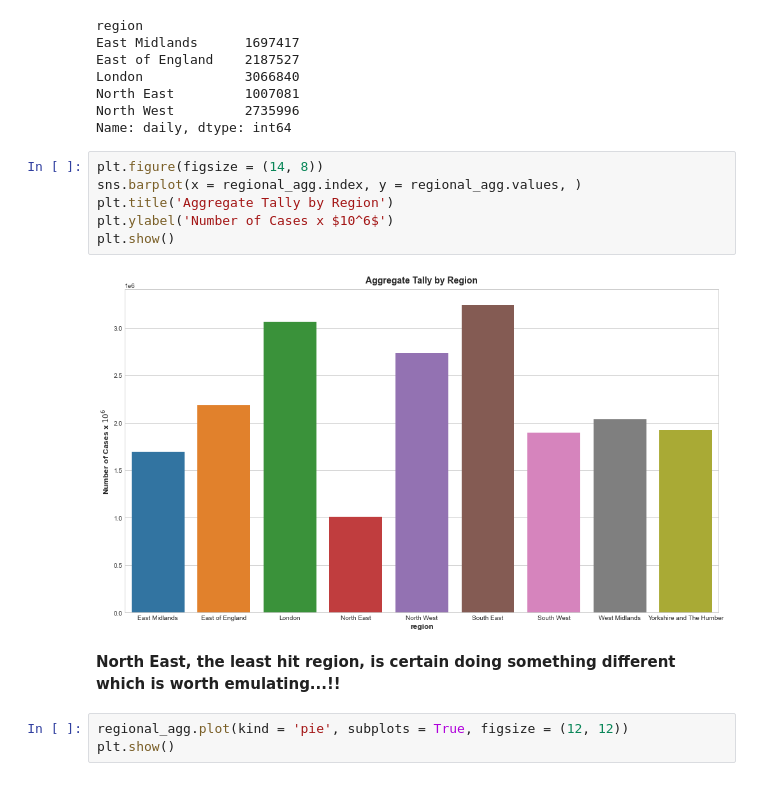
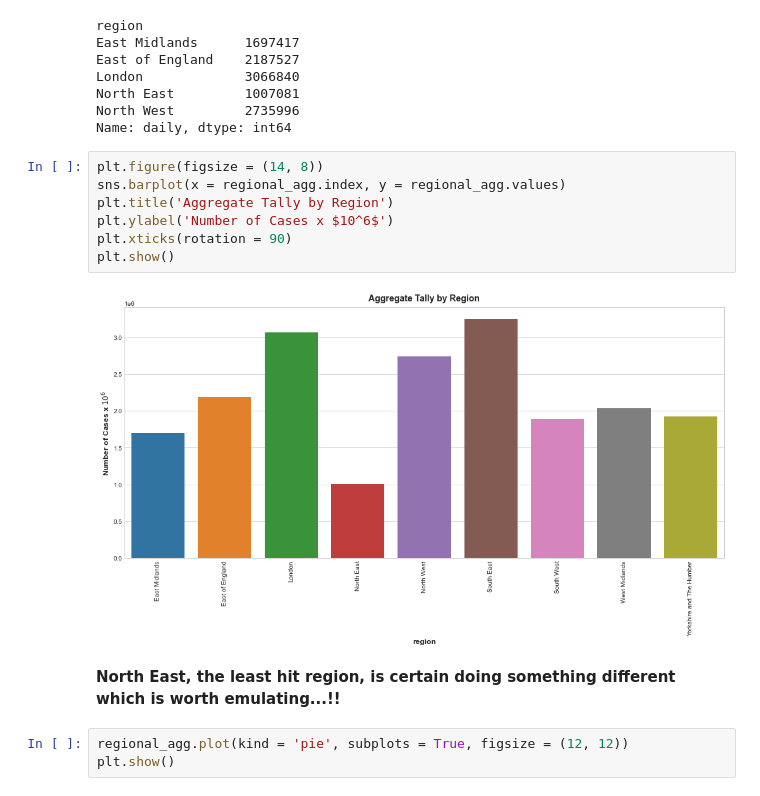
Before and after one commit to CyprianFusi/UK-Covid-19-Data-via-OpenData-API, a Jupyter notebook: uk_covid_dataset_over_api.ipynb, the cells around one changed output. Cells and saved outputs as stored; diff of their text form.

```diff
--- a/uk_covid_dataset_over_api.ipynb
+++ b/uk_covid_dataset_over_api.ipynb
@@ -252,16 +253,17 @@ London             3066840
 North East         1007081
 North West         2735996
 Name: daily, dtype: int64
-# %%
-plt.figure(figsize = (14, 8))
-sns.barplot(x = regional_agg.index, y = regional_agg.values, )
-plt.title('Aggregate Tally by Region')
-plt.ylabel('Number of Cases x $10^6$')
-plt.show()
-# %% [output]
-[figure, removed]
-# %% [markdown]
-**North East, the least hit region, is certain doing something different which is worth emulating...!!**
+# %%
+plt.figure(figsize = (14, 8))
+sns.barplot(x = regional_agg.index, y = regional_agg.values)
+plt.title('Aggregate Tally by Region')
+plt.ylabel('Number of Cases x $10^6$')
+plt.xticks(rotation = 90)
+plt.show()
+# %% [output]
+[figure, added]
+# %% [markdown]
+**North East, the least hit region, is certain doing something different which is worth emulating...!!**
 # %%
 regional_agg.plot(kind = 'pie', subplots = True, figsize = (12, 12))
 plt.show()
```
Also changed, not shown: parts of 6 cells of this notebook.
